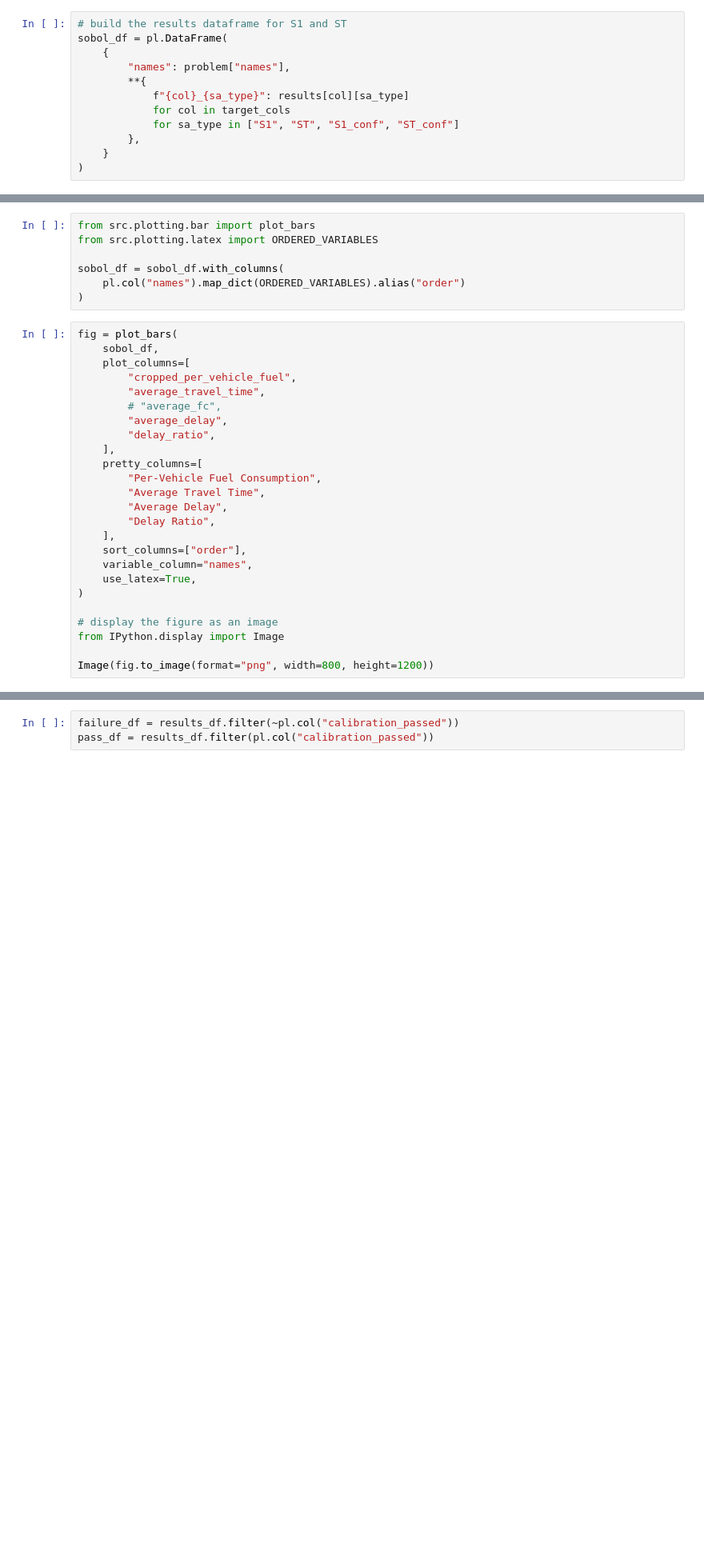
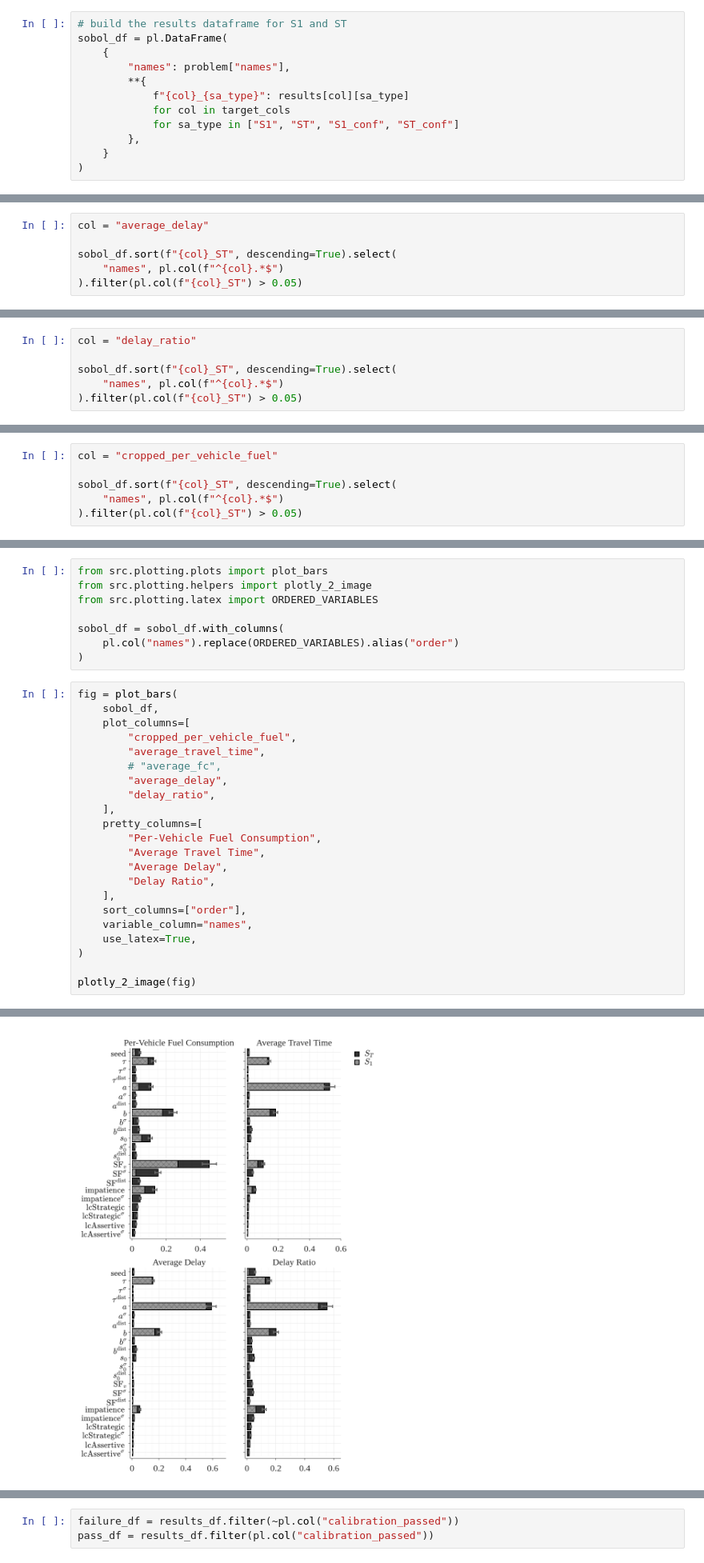
Before and after one commit to UnivOfAlabama-BittleResearchGroup/sa-traffic-sim, a Jupyter notebook: notebooks/SA1/SA1.ipynb, the cells around one changed output, grey strips where cells are left out. Shown at 80% size. Saved outputs shown, nothing was run; the diff lists cells and outputs as text; blank space fills up the shorter version.

```diff
--- a/notebooks/SA1/SA1.ipynb
+++ b/notebooks/SA1/SA1.ipynb
@@ -247,0 +177,6 @@ sobol_df.sort("cropped_per_vehicle_fuel_ST", descending=True)[
+# %%
+col = "average_delay"
+
+sobol_df.sort(f"{col}_ST", descending=True).select(
+    "names", pl.col(f"^{col}.*$")
+).filter(pl.col(f"{col}_ST") > 0.05)
@@ -247,0 +191,6 @@ sobol_df.sort("cropped_per_vehicle_fuel_ST", descending=True)[
+# %%
+col = "delay_ratio"
+
+sobol_df.sort(f"{col}_ST", descending=True).select(
+    "names", pl.col(f"^{col}.*$")
+).filter(pl.col(f"{col}_ST") > 0.05)
@@ -247,0 +206,6 @@ sobol_df.sort("cropped_per_vehicle_fuel_ST", descending=True)[
+# %%
+col = "cropped_per_vehicle_fuel"
+
+sobol_df.sort(f"{col}_ST", descending=True).select(
+    "names", pl.col(f"^{col}.*$")
+).filter(pl.col(f"{col}_ST") > 0.05)
@@ -248,9 +225,10 @@ sobol_df.sort("cropped_per_vehicle_fuel_ST", descending=True)[
 # %%
-from src.plotting.bar import plot_bars
+from src.plotting.plots import plot_bars
+from src.plotting.helpers import plotly_2_image
 from src.plotting.latex import ORDERED_VARIABLES
 
 sobol_df = sobol_df.with_columns(
-    pl.col("names").map_dict(ORDERED_VARIABLES).alias("order")
+    pl.col("names").replace(ORDERED_VARIABLES).alias("order")
 )
 # %%
 fig = plot_bars(
@@ -273,7 +251,5 @@ fig = plot_bars(
     use_latex=True,
 )
 
-# display the figure as an image
-from IPython.display import Image
-
-Image(fig.to_image(format="png", width=800, height=1200))
+plotly_2_image(fig)
+# %% [output]
@@ -280,3 +260,4 @@ Image(fig.to_image(format="png", width=800, height=1200))
+[figure, added]
 # %%
 fig = plot_bars(
     sobol_df.filter(
```
Also changed, not shown: parts of 65 cells of this notebook, 7 other files.
